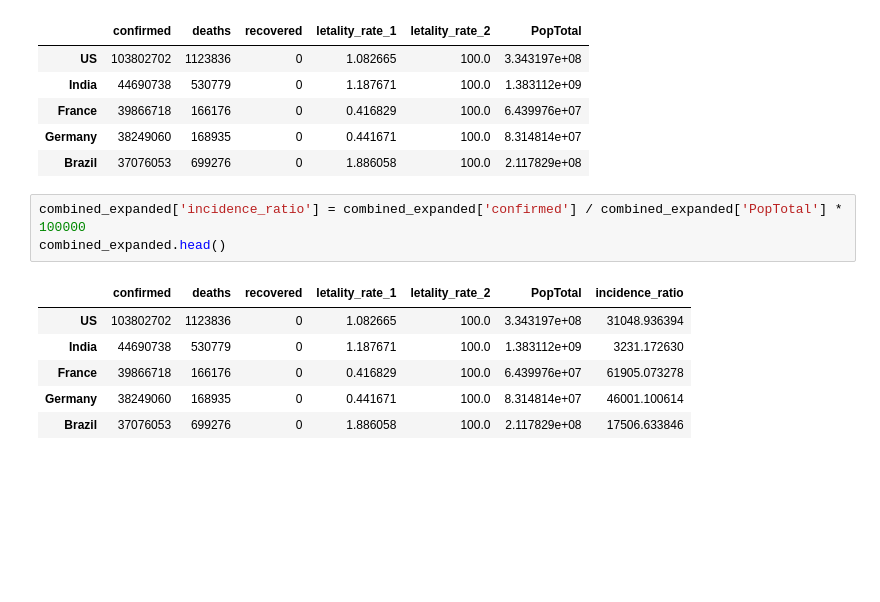
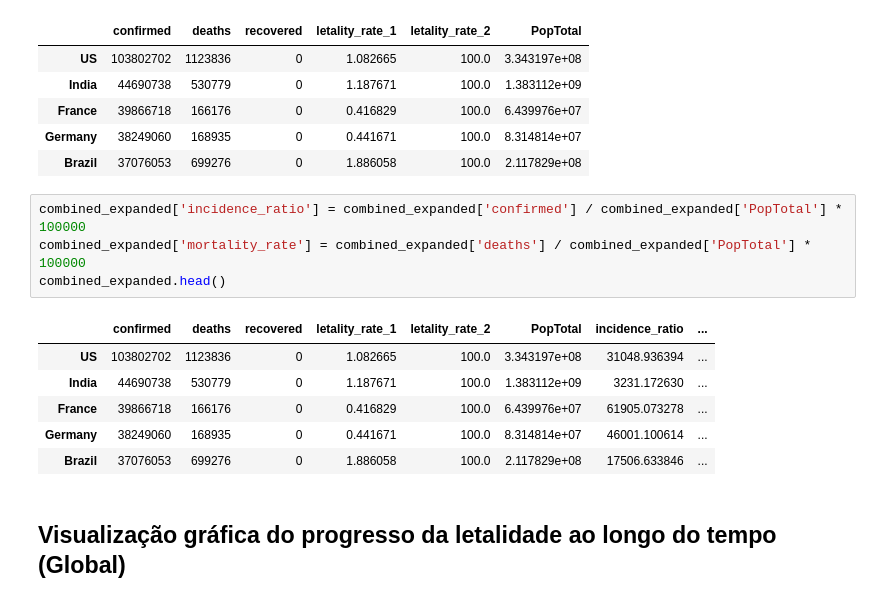
Before and after one commit to ledsouza/Covid19, a Jupyter notebook: eda_covid19.ipynb, the cells around one changed output. Cells and saved outputs as stored; diff of their text form; blank space fills up the shorter version.

Commit message:
Plot da letalidade global ao longo do tempo

```diff
--- a/eda_covid19.ipynb
+++ b/eda_covid19.ipynb
@@ -446,11 +446,14 @@ combined_expanded.head()
 | Brazil | 37076053 | 699276 | 0 | 1.886058 | 100.0 | 2.117829e+08 |
 # %%
 combined_expanded['incidence_ratio'] = combined_expanded['confirmed'] / combined_expanded['PopTotal'] * 100000
+combined_expanded['mortality_rate'] = combined_expanded['deaths'] / combined_expanded['PopTotal'] * 100000
 combined_expanded.head()
 # %% [output]
-|  | confirmed | deaths | recovered | letality_rate_1 | letality_rate_2 | PopTotal | incidence_ratio |
-| US | 103802702 | 1123836 | 0 | 1.082665 | 100.0 | 3.343197e+08 | 31048.936394 |
-| India | 44690738 | 530779 | 0 | 1.187671 | 100.0 | 1.383112e+09 | 3231.172630 |
-| France | 39866718 | 166176 | 0 | 0.416829 | 100.0 | 6.439976e+07 | 61905.073278 |
-| Germany | 38249060 | 168935 | 0 | 0.441671 | 100.0 | 8.314814e+07 | 46001.100614 |
-| Brazil | 37076053 | 699276 | 0 | 1.886058 | 100.0 | 2.117829e+08 | 17506.633846 |
+|  | confirmed | deaths | recovered | letality_rate_1 | letality_rate_2 | PopTotal | incidence_ratio | ... |
+| US | 103802702 | 1123836 | 0 | 1.082665 | 100.0 | 3.343197e+08 | 31048.936394 | ... |
+| India | 44690738 | 530779 | 0 | 1.187671 | 100.0 | 1.383112e+09 | 3231.172630 | ... |
+| France | 39866718 | 166176 | 0 | 0.416829 | 100.0 | 6.439976e+07 | 61905.073278 | ... |
+| Germany | 38249060 | 168935 | 0 | 0.441671 | 100.0 | 8.314814e+07 | 46001.100614 | ... |
+| Brazil | 37076053 | 699276 | 0 | 1.886058 | 100.0 | 2.117829e+08 | 17506.633846 | ... |
+# %% [markdown]
+## Visualização gráfica do progresso da letalidade ao longo do tempo (Global)
```
Also changed, not shown: parts of 8 cells of this notebook.
